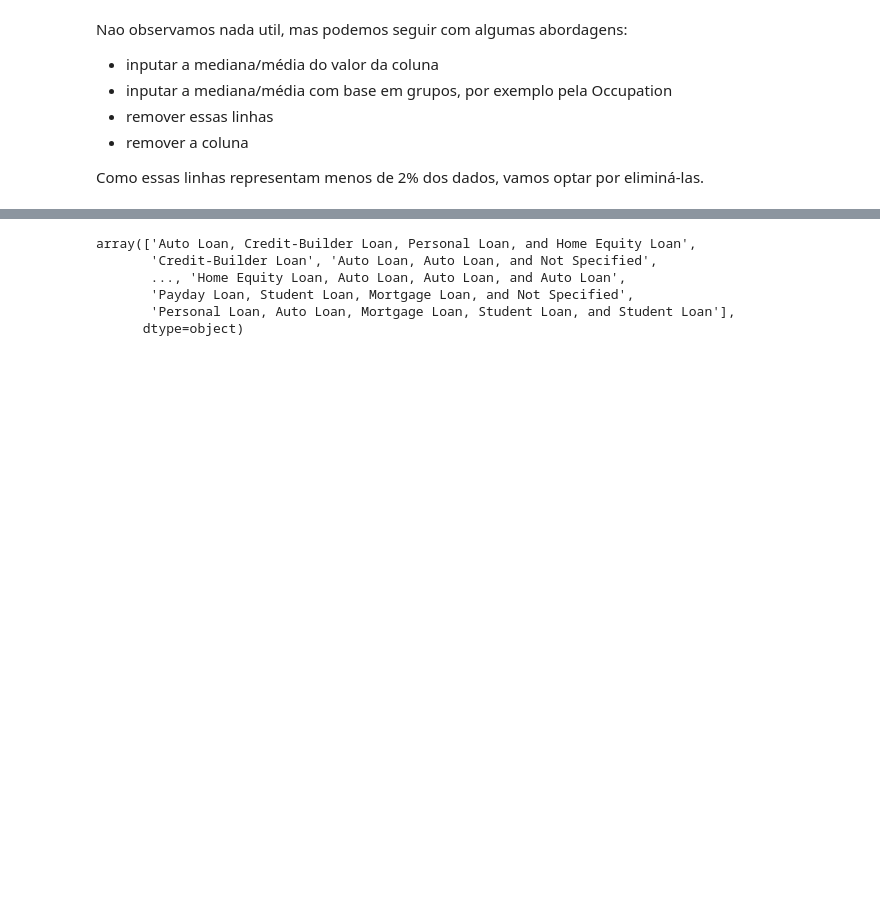
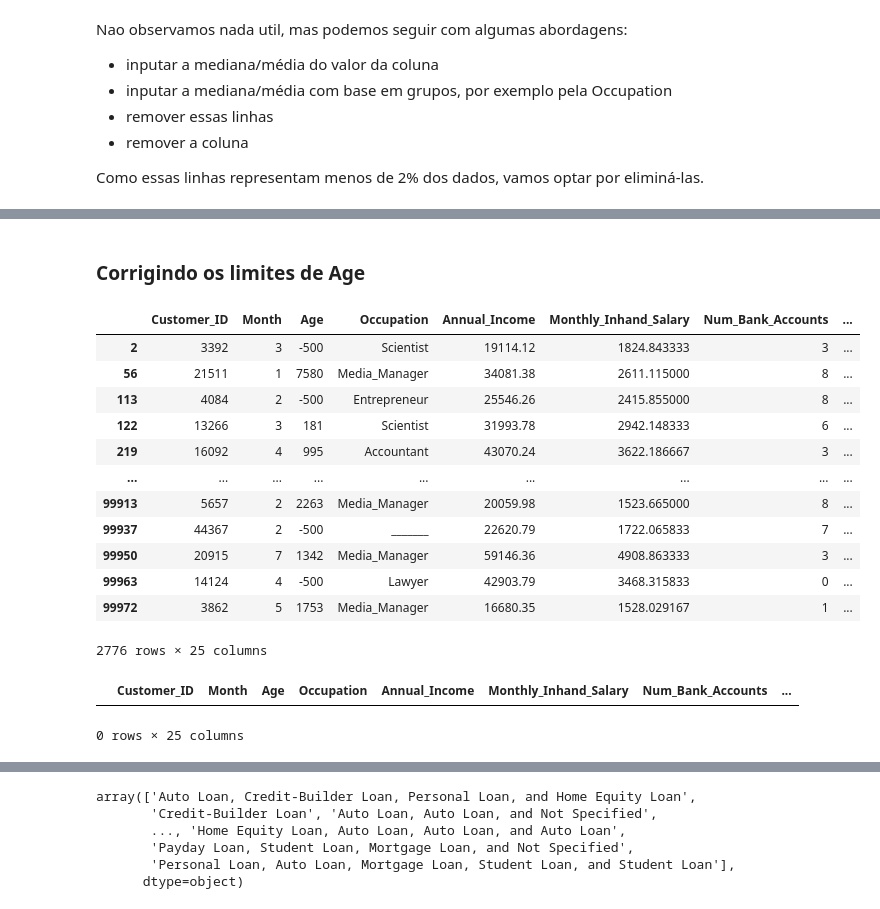
Before and after one commit to SLMath/Credit_Score-Analysis, a Jupyter notebook: credit_score.ipynb, the cells around one changed output, grey strips where cells are left out. Saved outputs shown, nothing was run; the diff lists cells and outputs as text; code cells hidden in the pictures; blank space fills up the shorter version.

```diff
--- a/credit_score.ipynb
+++ b/credit_score.ipynb
@@ -865,0 +901,30 @@ Como essas linhas representam menos de 2% dos dados, vamos optar por eliminá-la
+# %% [markdown]
+### Corrigindo os limites de Age
+# %%
+# o minimo é -500 e o máximo 8698, certamente valores errados
+data_df.query('Age < 0 or Age > 100')
+# %% [output]
+|  | Customer_ID | Month | Age | Occupation | Annual_Income | Monthly_Inhand_Salary | Num_Bank_Accounts | ... |
+| 2 | 3392 | 3 | -500 | Scientist | 19114.12 | 1824.843333 | 3 | ... |
+| 56 | 21511 | 1 | 7580 | Media_Manager | 34081.38 | 2611.115000 | 8 | ... |
+| 113 | 4084 | 2 | -500 | Entrepreneur | 25546.26 | 2415.855000 | 8 | ... |
+| 122 | 13266 | 3 | 181 | Scientist | 31993.78 | 2942.148333 | 6 | ... |
+| 219 | 16092 | 4 | 995 | Accountant | 43070.24 | 3622.186667 | 3 | ... |
+| ... | ... | ... | ... | ... | ... | ... | ... | ... |
+| 99913 | 5657 | 2 | 2263 | Media_Manager | 20059.98 | 1523.665000 | 8 | ... |
+| 99937 | 44367 | 2 | -500 | _______ | 22620.79 | 1722.065833 | 7 | ... |
+| 99950 | 20915 | 7 | 1342 | Media_Manager | 59146.36 | 4908.863333 | 3 | ... |
+| 99963 | 14124 | 4 | -500 | Lawyer | 42903.79 | 3468.315833 | 0 | ... |
+| 99972 | 3862 | 5 | 1753 | Media_Manager | 16680.35 | 1528.029167 | 1 | ... |
+2776 rows × 25 columns
+# %%
+# Vamos usar o Customer_ID para corrigir esses valores
+data_df.loc[(data_df.Age < 0) | (data_df.Age > 100), 'Age'] = np.nan
+data_df['Age'] = data_df['Age'].fillna(
+    data_df.groupby('Customer_ID')['Age'].transform('median')
+)
+
+data_df.query('Age < 0 or Age > 100')
+# %% [output]
+|  | Customer_ID | Month | Age | Occupation | Annual_Income | Monthly_Inhand_Salary | Num_Bank_Accounts | ... |
+0 rows × 25 columns
```
Also changed, not shown: parts of 9 cells of this notebook.
